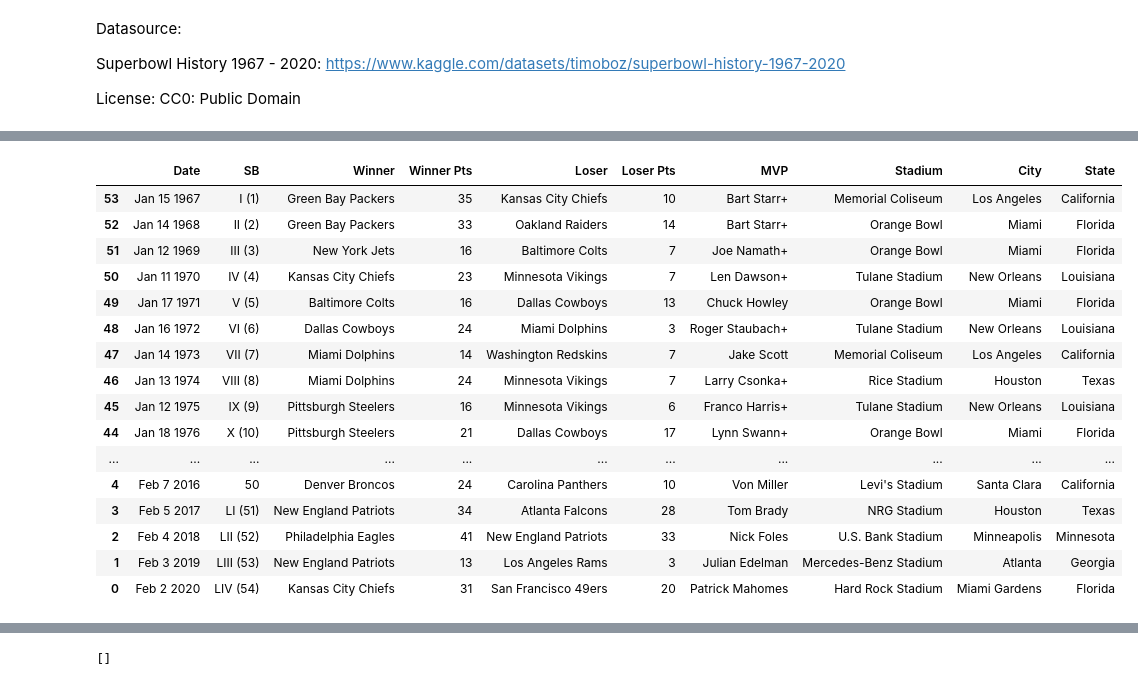
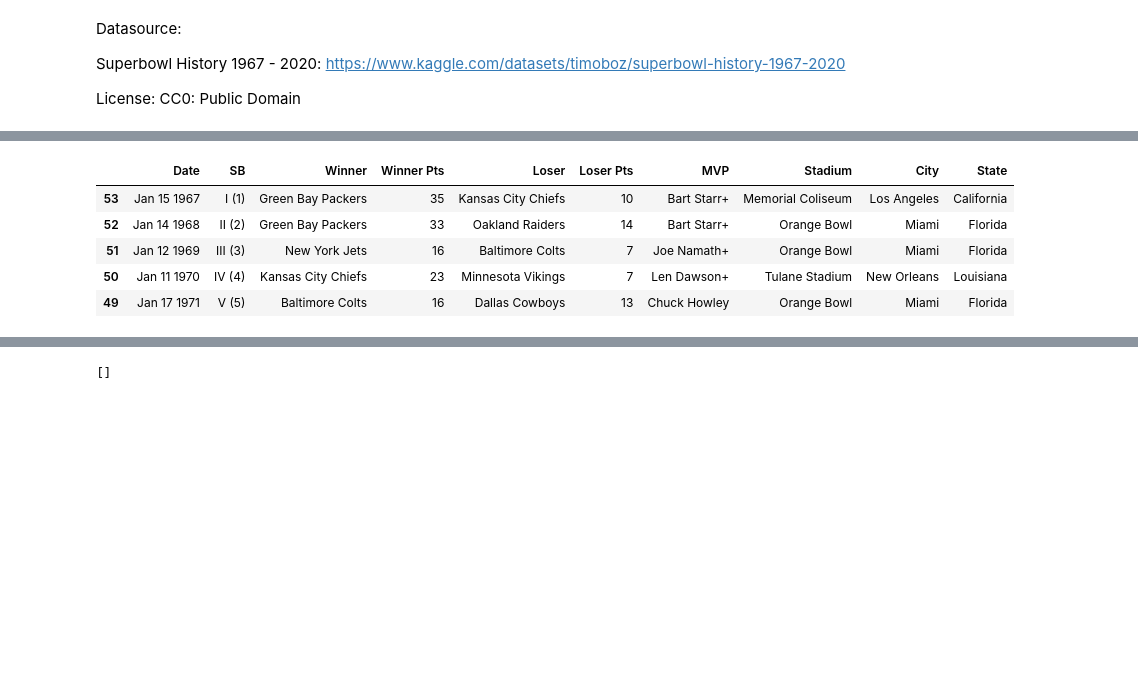
Before and after one commit to VivenPuthenpurayil/DataViz, a Jupyter notebook: IS445_Puthenpurayil_Viven_Individual.ipynb, the cells around one changed output, grey strips where cells are left out. Cells and saved outputs as stored; diff of their text form; code cells hidden in the pictures; blank space fills up the shorter version.

```diff
--- a/IS445_Puthenpurayil_Viven_Individual.ipynb
+++ b/IS445_Puthenpurayil_Viven_Individual.ipynb
@@ -33,21 +22,10 @@ df
 # %%
 df_r = df.iloc[::-1]
-df_r
+df_r.head()
 # %% [output]
 |  | Date | SB | Winner | Winner Pts | Loser | Loser Pts | MVP | Stadium | City | State |
 | 53 | Jan 15 1967 | I (1) | Green Bay Packers | 35 | Kansas City Chiefs | 10 | Bart Starr+ | Memorial Coliseum | Los Angeles | California |
 | 52 | Jan 14 1968 | II (2) | Green Bay Packers | 33 | Oakland Raiders | 14 | Bart Starr+ | Orange Bowl | Miami | Florida |
 | 51 | Jan 12 1969 | III (3) | New York Jets | 16 | Baltimore Colts | 7 | Joe Namath+ | Orange Bowl | Miami | Florida |
 | 50 | Jan 11 1970 | IV (4) | Kansas City Chiefs | 23 | Minnesota Vikings | 7 | Len Dawson+ | Tulane Stadium | New Orleans | Louisiana |
 | 49 | Jan 17 1971 | V (5) | Baltimore Colts | 16 | Dallas Cowboys | 13 | Chuck Howley | Orange Bowl | Miami | Florida |
-| 48 | Jan 16 1972 | VI (6) | Dallas Cowboys | 24 | Miami Dolphins | 3 | Roger Staubach+ | Tulane Stadium | New Orleans | Louisiana |
-| 47 | Jan 14 1973 | VII (7) | Miami Dolphins | 14 | Washington Redskins | 7 | Jake Scott | Memorial Coliseum | Los Angeles | California |
-| 46 | Jan 13 1974 | VIII (8) | Miami Dolphins | 24 | Minnesota Vikings | 7 | Larry Csonka+ | Rice Stadium | Houston | Texas |
-| 45 | Jan 12 1975 | IX (9) | Pittsburgh Steelers | 16 | Minnesota Vikings | 6 | Franco Harris+ | Tulane Stadium | New Orleans | Louisiana |
-| 44 | Jan 18 1976 | X (10) | Pittsburgh Steelers | 21 | Dallas Cowboys | 17 | Lynn Swann+ | Orange Bowl | Miami | Florida |
-| ... | ... | ... | ... | ... | ... | ... | ... | ... | ... | ... |
-| 4 | Feb 7 2016 | 50 | Denver Broncos | 24 | Carolina Panthers | 10 | Von Miller | Levi's Stadium | Santa Clara | California |
-| 3 | Feb 5 2017 | LI (51) | New England Patriots | 34 | Atlanta Falcons | 28 | Tom Brady | NRG Stadium | Houston | Texas |
-| 2 | Feb 4 2018 | LII (52) | Philadelphia Eagles | 41 | New England Patriots | 33 | Nick Foles | U.S. Bank Stadium | Minneapolis | Minnesota |
-| 1 | Feb 3 2019 | LIII (53) | New England Patriots | 13 | Los Angeles Rams | 3 | Julian Edelman | Mercedes-Benz Stadium | Atlanta | Georgia |
-| 0 | Feb 2 2020 | LIV (54) | Kansas City Chiefs | 31 | San Francisco 49ers | 20 | Patrick Mahomes | Hard Rock Stadium | Miami Gardens | Florida |
```
Also changed, not shown: parts of 6 cells of this notebook, 2 other files.
